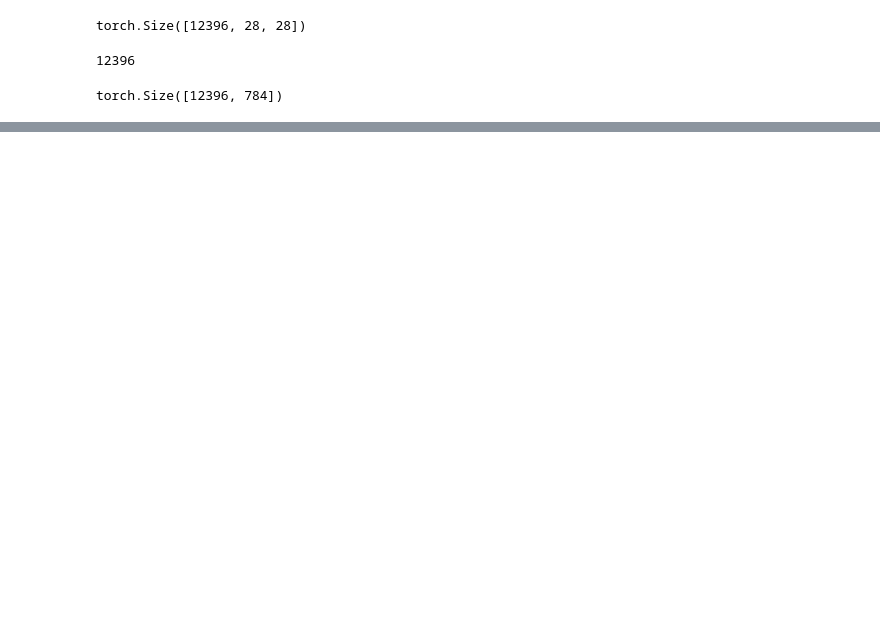
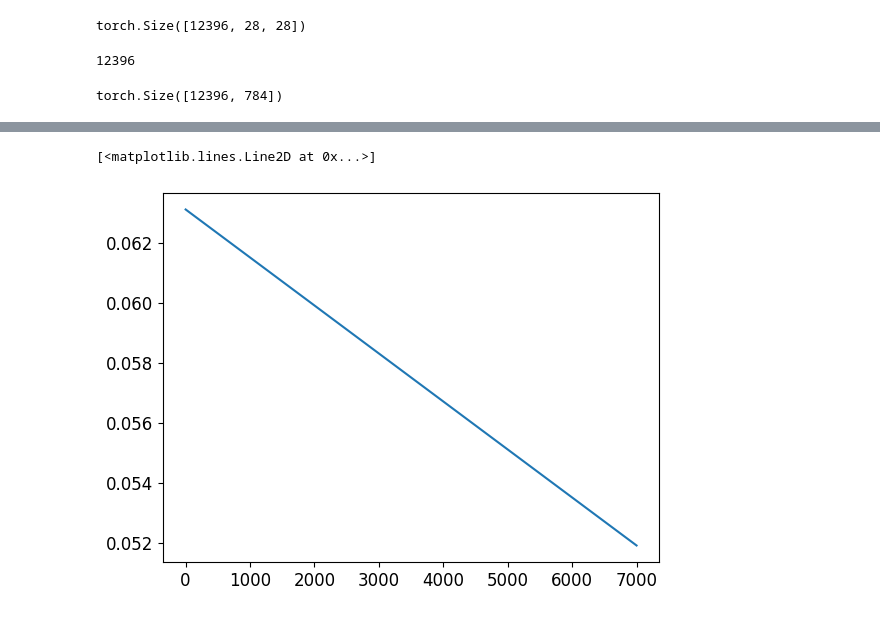
Before and after one commit to maxeozakh/some_notebooks, a Jupyter notebook: fastai_mnist_breakdown.ipynb, the cells around one changed output, grey strips where cells are left out. Cells and saved outputs as stored; diff of their text form; code cells hidden in the pictures; blank space fills up the shorter version.

```diff
--- a/fastai_mnist_breakdown.ipynb
+++ b/fastai_mnist_breakdown.ipynb
@@ -77,0 +288,5 @@ torch.Size([12396, 784])
+# %%
+plt.plot(stepsa, lossa)
+# %% [output]
+[<matplotlib.lines.Line2D at 0x...>]
+[figure, added]
```
Also changed, not shown: parts of 20 cells of this notebook.
